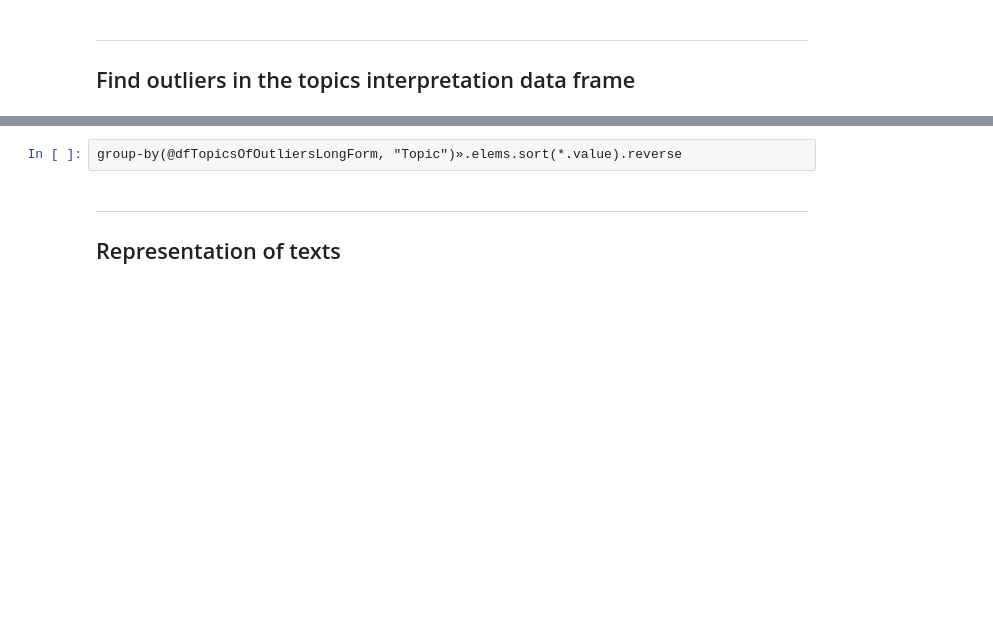
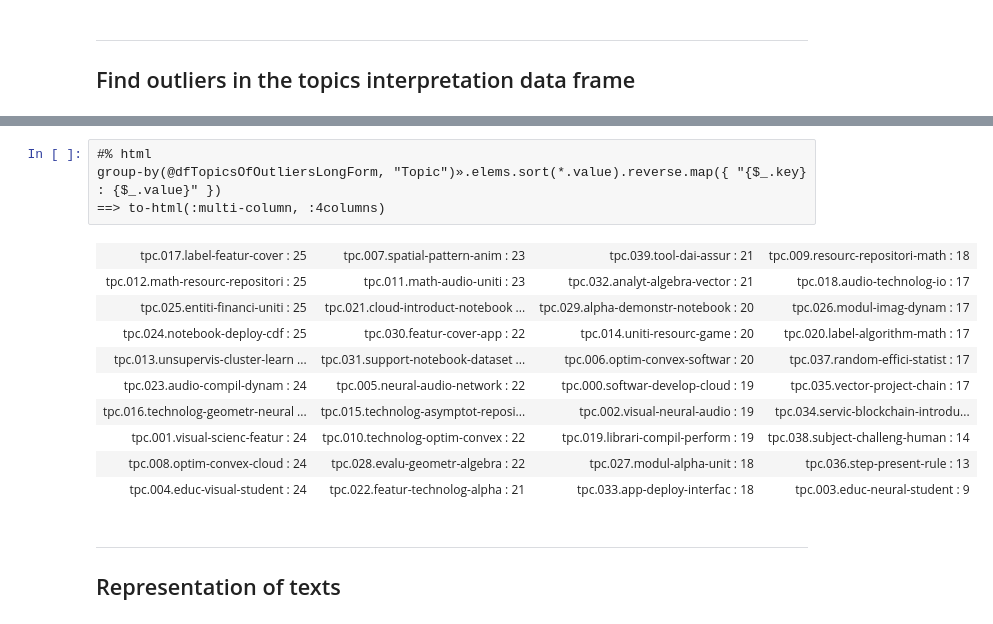
Before and after one commit to antononcube/Raku-ML-LatentSemanticAnalyzer, a Jupyter notebook: docs/Usage-example.ipynb, the cells around one changed output, grey strips where cells are left out. Drawn from its saved outputs; the diff is of its cells as text; blank space fills up the shorter version.

Commit message:
docs:Better echoing of tables.

```diff
--- a/docs/Usage-example.ipynb
+++ b/docs/Usage-example.ipynb
@@ -91,5 +178,18 @@ deduce-type(@dfTopicsOfOutliersLongForm)
 # %%
-group-by(@dfTopicsOfOutliersLongForm, "Topic")».elems.sort(*.value).reverse
+#% html
+group-by(@dfTopicsOfOutliersLongForm, "Topic")».elems.sort(*.value).reverse.map({ "{$_.key} : {$_.value}" })
+==> to-html(:multi-column, :4columns)
+# %% [output]
+| tpc.017.label-featur-cover : 25 | tpc.007.spatial-pattern-anim : 23 | tpc.039.tool-dai-assur : 21 | tpc.009.resourc-repositori-math : 18 |
+| tpc.012.math-resourc-repositori : 25 | tpc.011.math-audio-uniti : 23 | tpc.032.analyt-algebra-vector : 21 | tpc.018.audio-technolog-io : 17 |
+| tpc.025.entiti-financi-uniti : 25 | tpc.021.cloud-introduct-notebook ... | tpc.029.alpha-demonstr-notebook : 20 | tpc.026.modul-imag-dynam : 17 |
+| tpc.024.notebook-deploy-cdf : 25 | tpc.030.featur-cover-app : 22 | tpc.014.uniti-resourc-game : 20 | tpc.020.label-algorithm-math : 17 |
+| tpc.013.unsupervis-cluster-learn ... | tpc.031.support-notebook-dataset ... | tpc.006.optim-convex-softwar : 20 | tpc.037.random-effici-statist : 17 |
+| tpc.023.audio-compil-dynam : 24 | tpc.005.neural-audio-network : 22 | tpc.000.softwar-develop-cloud : 19 | tpc.035.vector-project-chain : 17 |
+| tpc.016.technolog-geometr-neural ... | tpc.015.technolog-asymptot-reposi... | tpc.002.visual-neural-audio : 19 | tpc.034.servic-blockchain-introdu... |
+| tpc.001.visual-scienc-featur : 24 | tpc.010.technolog-optim-convex : 22 | tpc.019.librari-compil-perform : 19 | tpc.038.subject-challeng-human : 14 |
+| tpc.008.optim-convex-cloud : 24 | tpc.028.evalu-geometr-algebra : 22 | tpc.027.modul-alpha-unit : 18 | tpc.036.step-present-rule : 13 |
+| tpc.004.educ-visual-student : 24 | tpc.022.featur-technolog-alpha : 21 | tpc.033.app-deploy-interfac : 18 | tpc.003.educ-neural-student : 9 |
 # %% [markdown]
 ----
 
```
Also changed, not shown: parts of 19 cells of this notebook, 1 other file.
